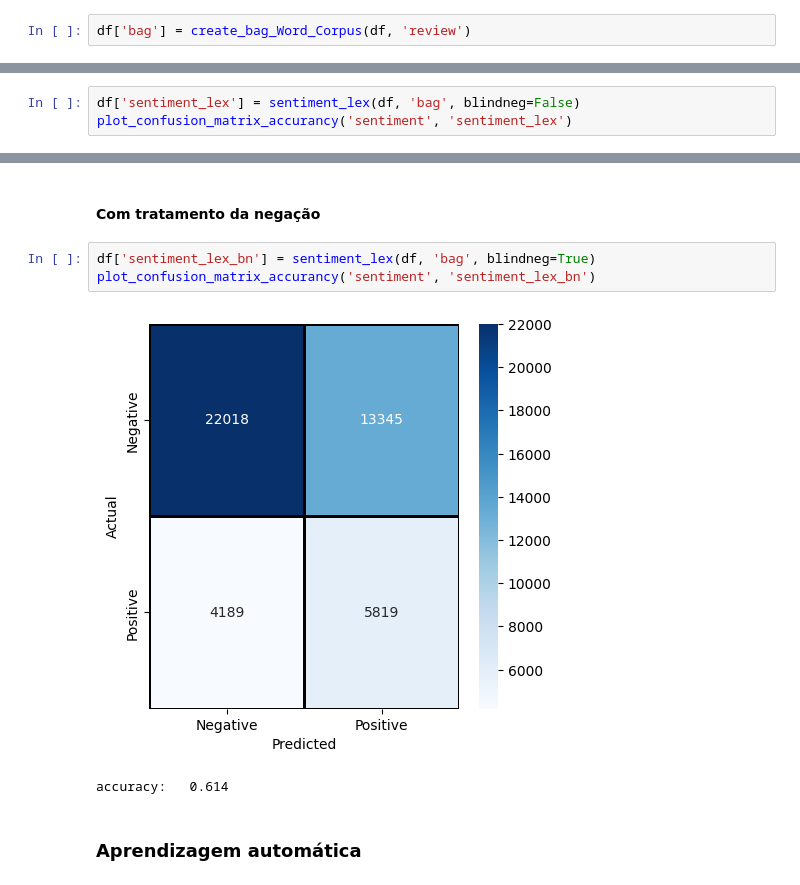
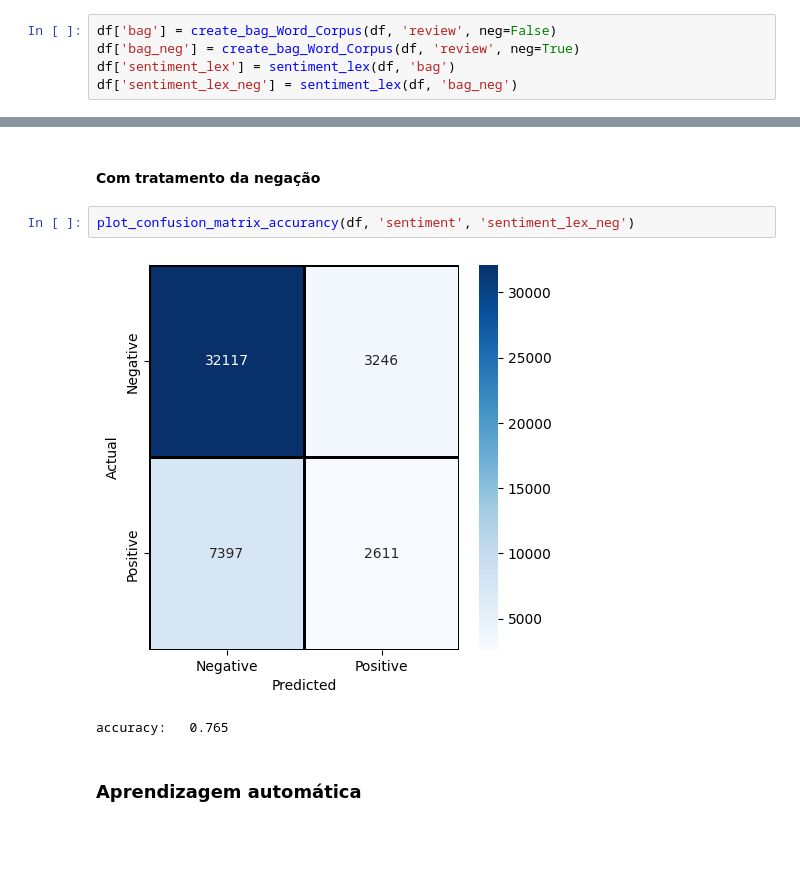
Before and after one commit to reneporto/Text_Mining_Python, a Jupyter notebook: Trabalho_text_mining_RP_RR.ipynb, the cells around one changed output, grey strips where cells are left out. Saved outputs shown, nothing was run; the diff lists cells and outputs as text; blank space fills up the shorter version.

```diff
--- a/Trabalho_text_mining_RP_RR.ipynb
+++ b/Trabalho_text_mining_RP_RR.ipynb
@@ -249,10 +377,10 @@ lex = pd.read_csv("../TM/data/en/NCR-lexicon.csv", encoding="utf-8")
 lex.set_index("English", inplace=True)
 lex = lex['Positive'] - lex['Negative']
 lex = lex.to_dict()
-# %%
-df['bag'] = create_bag_Word_Corpus(df, 'review')
+# %%
+df['bag'] = create_bag_Word_Corpus(df, 'review', neg=False)
+df['bag_neg'] = create_bag_Word_Corpus(df, 'review', neg=True)
+df['sentiment_lex'] = sentiment_lex(df, 'bag')
+df['sentiment_lex_neg'] = sentiment_lex(df, 'bag_neg')
 # %% [markdown]
 #### Sem tratamento da negação
-# %%
-df['sentiment_lex'] = sentiment_lex(df, 'bag', blindneg=False)
-plot_confusion_matrix_accurancy('sentiment', 'sentiment_lex')
@@ -262,11 +392,10 @@ accuracy:   0.763
 # %% [markdown]
 #### Com tratamento da negação
-# %%
-df['sentiment_lex_bn'] = sentiment_lex(df, 'bag', blindneg=True)
-plot_confusion_matrix_accurancy('sentiment', 'sentiment_lex_bn')
-# %% [output]
-[figure, removed]
-accuracy:   0.614
+# %%
+plot_confusion_matrix_accurancy(df, 'sentiment', 'sentiment_lex_neg')
+# %% [output]
+[figure, added]
+accuracy:   0.765
 # %% [markdown]
 ### Aprendizagem automática
 # %% [markdown]
```
Also changed, not shown: parts of 49 cells of this notebook.
